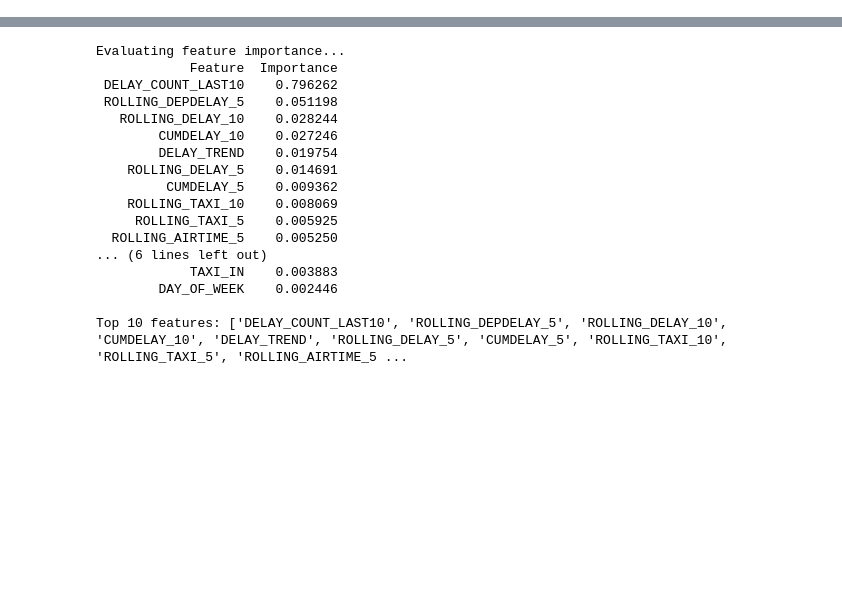
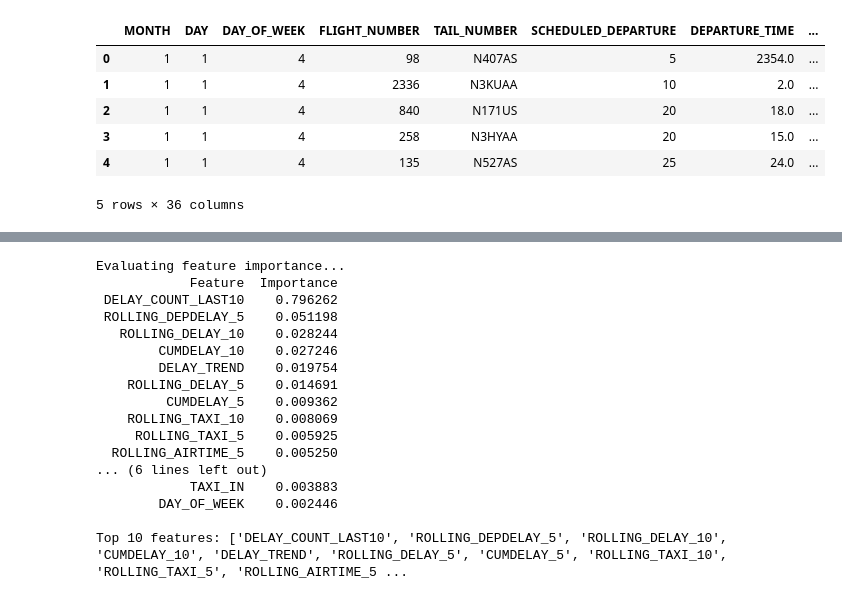
Before and after one commit to somia-moslhy/Aviation_Crisis_Management_Simulation, a Jupyter notebook: Predictive_maintenance_model.ipynb, the cells around one changed output, grey strips where cells are left out. Drawn from its saved outputs; the diff is of its cells as text; code cells hidden in the pictures; blank space fills up the shorter version.

```diff
--- a/Predictive_maintenance_model.ipynb
+++ b/Predictive_maintenance_model.ipynb
@@ -46,4 +47,14 @@ Cleaned_df = pd.read_csv(r'Airlines_db\Cleaned_Airlines_Crisis.csv')
 delta_df = Cleaned_df[Cleaned_df['AIRLINE_NAME'] == 'Delta Air Lines Inc.'].copy()
 delta_df = delta_df.sort_values(by=['TAIL_NUMBER', 'MONTH', 'DAY', 'DEPARTURE_TIME'])
 delta_df.reset_index(drop=True, inplace=True)
+# %%
+Cleaned_df.head()
+# %% [output]
+|  | MONTH | DAY | DAY_OF_WEEK | FLIGHT_NUMBER | TAIL_NUMBER | SCHEDULED_DEPARTURE | DEPARTURE_TIME | ... |
+| 0 | 1 | 1 | 4 | 98 | N407AS | 5 | 2354.0 | ... |
+| 1 | 1 | 1 | 4 | 2336 | N3KUAA | 10 | 2.0 | ... |
+| 2 | 1 | 1 | 4 | 840 | N171US | 20 | 18.0 | ... |
+| 3 | 1 | 1 | 4 | 258 | N3HYAA | 20 | 15.0 | ... |
+| 4 | 1 | 1 | 4 | 135 | N527AS | 25 | 24.0 | ... |
+5 rows × 36 columns
 # %%
```
Also changed, not shown: parts of 13 cells of this notebook.
